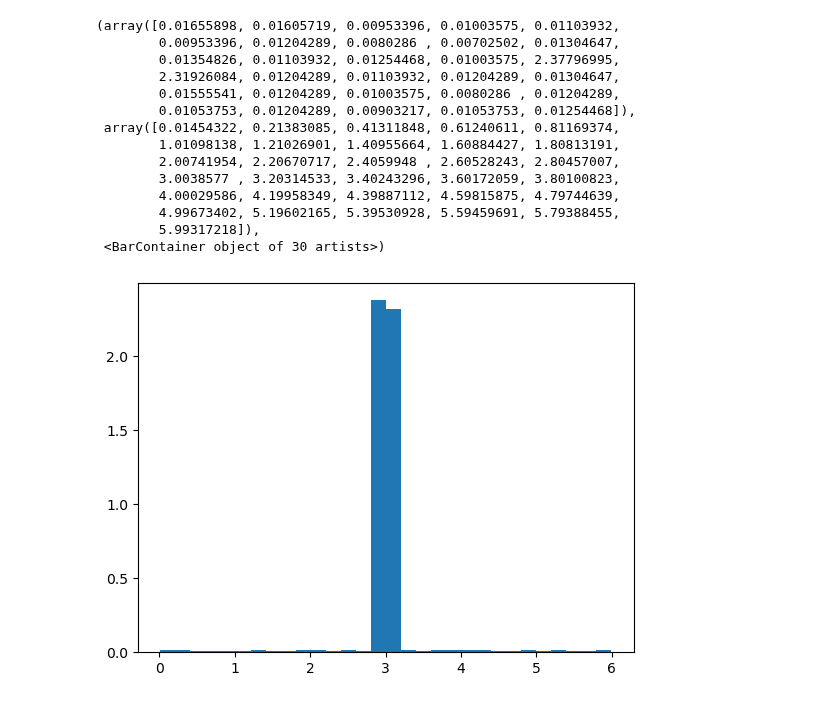
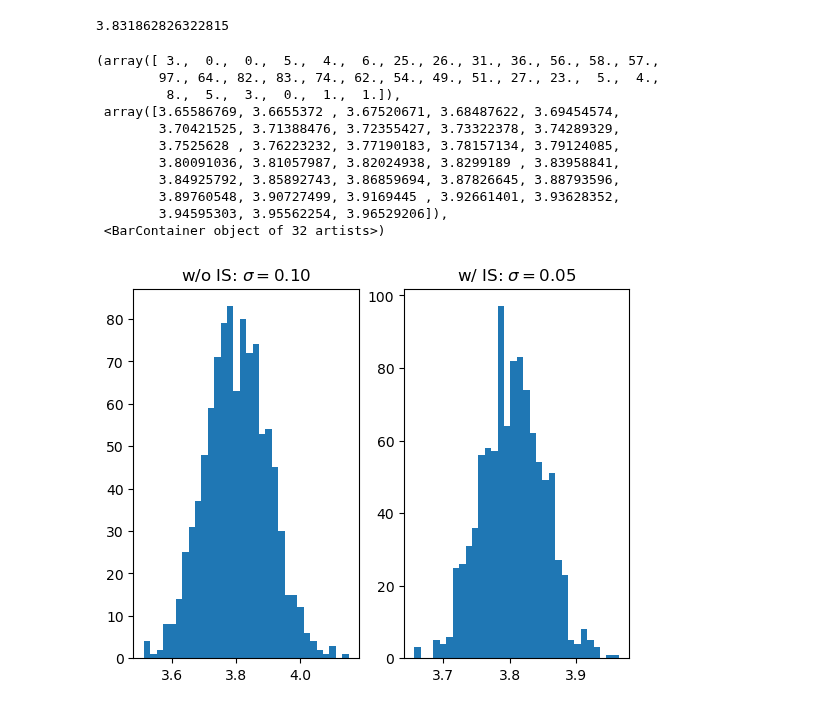
Before and after one commit to nVentis/MEM_HEP, a Jupyter notebook: notebooks/mem_nis.ipynb, the cells around one changed output. Cells and saved outputs as stored; diff of their text form; code cells hidden in the pictures.

```diff
--- a/notebooks/mem_nis.ipynb
+++ b/notebooks/mem_nis.ipynb
@@ -104,0 +241,4 @@ sample, learn = dist_conv(integrand, dims, boundaries, bins_per_dim=bins_per_dim
+# %%
+res_raw = []
+for i in range(n_tries):
+    res_raw.append(instance.integrate(10000))
@@ -146,20 +310,27 @@ learn(n_samples)
-# %%
-n_samples = 10000
-samples = sample(n_samples)
-plt.hist(samples[0], density=True, bins=bins_per_dim)
-# %% [output]
-(array([0.01655898, 0.01605719, 0.00953396, 0.01003575, 0.01103932,
-        0.00953396, 0.01204289, 0.0080286 , 0.00702502, 0.01304647,
-        0.01354826, 0.01103932, 0.01254468, 0.01003575, 2.37796995,
-        2.31926084, 0.01204289, 0.01103932, 0.01204289, 0.01304647,
-        0.01555541, 0.01204289, 0.01003575, 0.0080286 , 0.01204289,
-        0.01053753, 0.01204289, 0.00903217, 0.01053753, 0.01254468]),
- array([0.01454322, 0.21383085, 0.41311848, 0.61240611, 0.81169374,
-        1.01098138, 1.21026901, 1.40955664, 1.60884427, 1.80813191,
-        2.00741954, 2.20670717, 2.4059948 , 2.60528243, 2.80457007,
-        3.0038577 , 3.20314533, 3.40243296, 3.60172059, 3.80100823,
-        4.00029586, 4.19958349, 4.39887112, 4.59815875, 4.79744639,
-        4.99673402, 5.19602165, 5.39530928, 5.59459691, 5.79388455,
-        5.99317218]),
- <BarContainer object of 30 artists>)
-[figure, removed]
+# %%
+instance.integrate(10000)
+# %% [output]
+3.831862826322815
+# %%
+res_final = []
+for i in range(n_tries):
+    res_final.append(instance.integrate(10000))
+# %%
+fig, (ax1, ax2) = plt.subplots(nrows=1, ncols=2)
+ax1.set_title(rf"w/o IS: $\sigma={np.std(res_raw):0.2f}$")
+ax1.hist(res_raw, bins=32)
+ax2.set_title(rf"w/ IS: $\sigma={np.std(res_final):0.2f}$")
+ax2.hist(res_final, bins=32)
+# %% [output]
+(array([ 3.,  0.,  0.,  5.,  4.,  6., 25., 26., 31., 36., 56., 58., 57.,
+        97., 64., 82., 83., 74., 62., 54., 49., 51., 27., 23.,  5.,  4.,
+         8.,  5.,  3.,  0.,  1.,  1.]),
+ array([3.65586769, 3.6655372 , 3.67520671, 3.68487622, 3.69454574,
+        3.70421525, 3.71388476, 3.72355427, 3.73322378, 3.74289329,
+        3.7525628 , 3.76223232, 3.77190183, 3.78157134, 3.79124085,
+        3.80091036, 3.81057987, 3.82024938, 3.8299189 , 3.83958841,
+        3.84925792, 3.85892743, 3.86859694, 3.87826645, 3.88793596,
+        3.89760548, 3.90727499, 3.9169445 , 3.92661401, 3.93628352,
+        3.94595303, 3.95562254, 3.96529206]),
+ <BarContainer object of 32 artists>)
+[figure, added]
```
Also changed, not shown: parts of 29 cells of this notebook.
